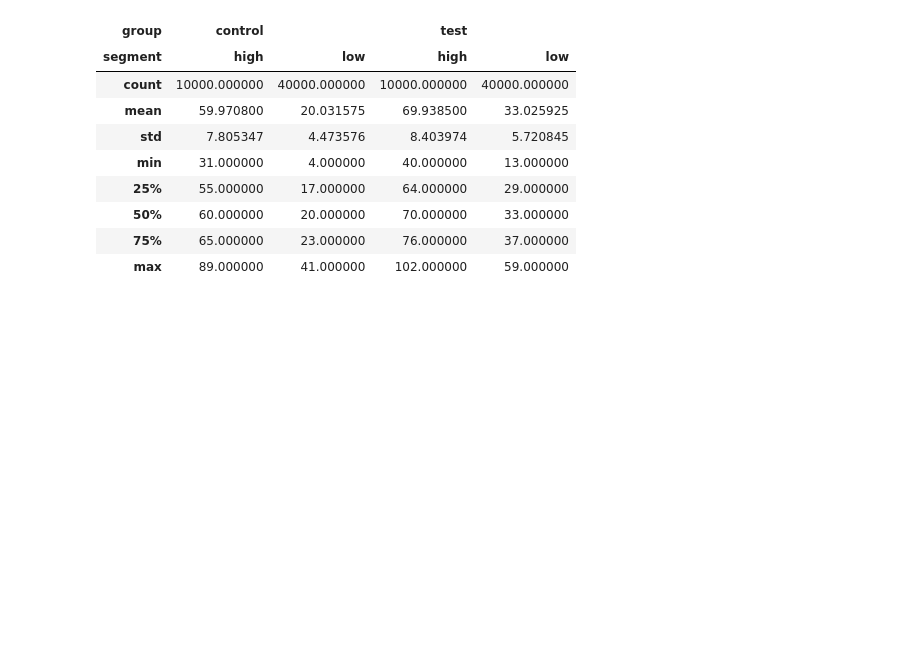
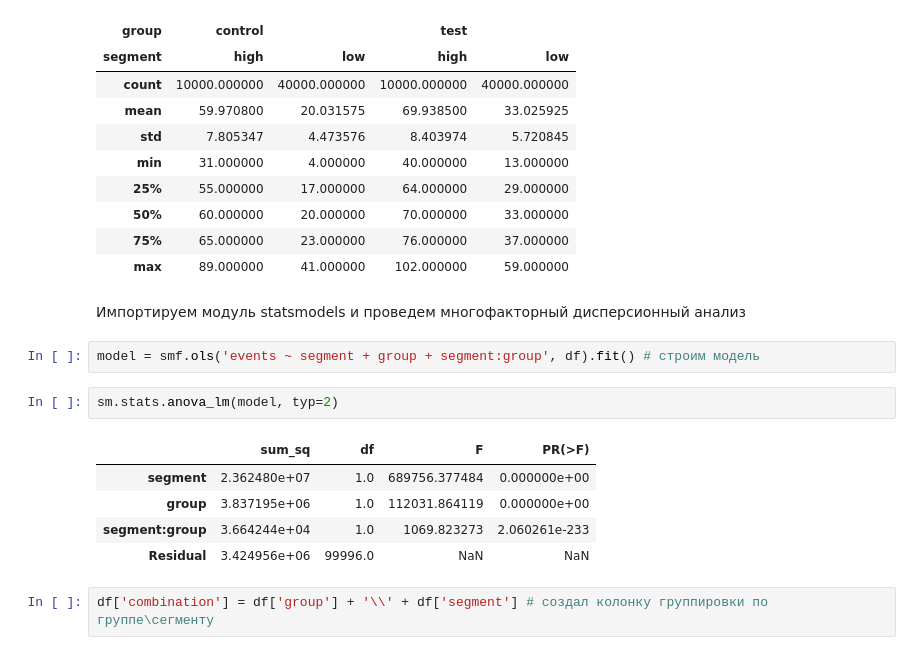
Before and after one commit to Osgil/Data_analyst, a Jupyter notebook: Analysis_of_variance_2.ipynb, the cells around one changed output. Drawn from its saved outputs; the diff is of its cells as text; blank space fills up the shorter version.

Commit message:
Провел многофакторный дисперсионный анализ, выявил стат.значимые различия

```diff
--- a/Analysis_of_variance_2.ipynb
+++ b/Analysis_of_variance_2.ipynb
@@ -57,3 +59,17 @@ df.groupby(['group', 'segment']).events.describe().T # Замечу, что по
 | 50% | 60.000000 | 20.000000 | 70.000000 | 33.000000 |
 | 75% | 65.000000 | 23.000000 | 76.000000 | 37.000000 |
 | max | 89.000000 | 41.000000 | 102.000000 | 59.000000 |
+# %% [markdown]
+Импортируем модуль statsmodels и проведем многофакторный дисперсионный анализ
+# %%
+model = smf.ols('events ~ segment + group + segment:group', df).fit() # строим модель
+# %%
+sm.stats.anova_lm(model, typ=2)
+# %% [output]
+|  | sum_sq | df | F | PR(>F) |
+| segment | 2.362480e+07 | 1.0 | 689756.377484 | 0.000000e+00 |
+| group | 3.837195e+06 | 1.0 | 112031.864119 | 0.000000e+00 |
+| segment:group | 3.664244e+04 | 1.0 | 1069.823273 | 2.060261e-233 |
+| Residual | 3.424956e+06 | 99996.0 | NaN | NaN |
+# %%
+df['combination'] = df['group'] + '\\' + df['segment'] # создал колонку группировки по группе\сегменту
```
Also changed, not shown: parts of 4 cells of this notebook.
